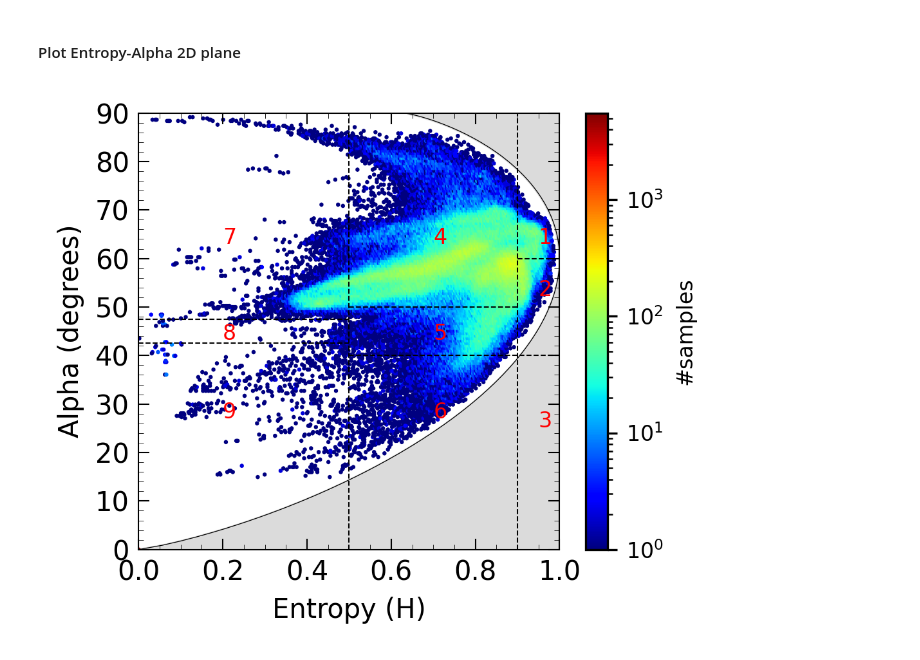
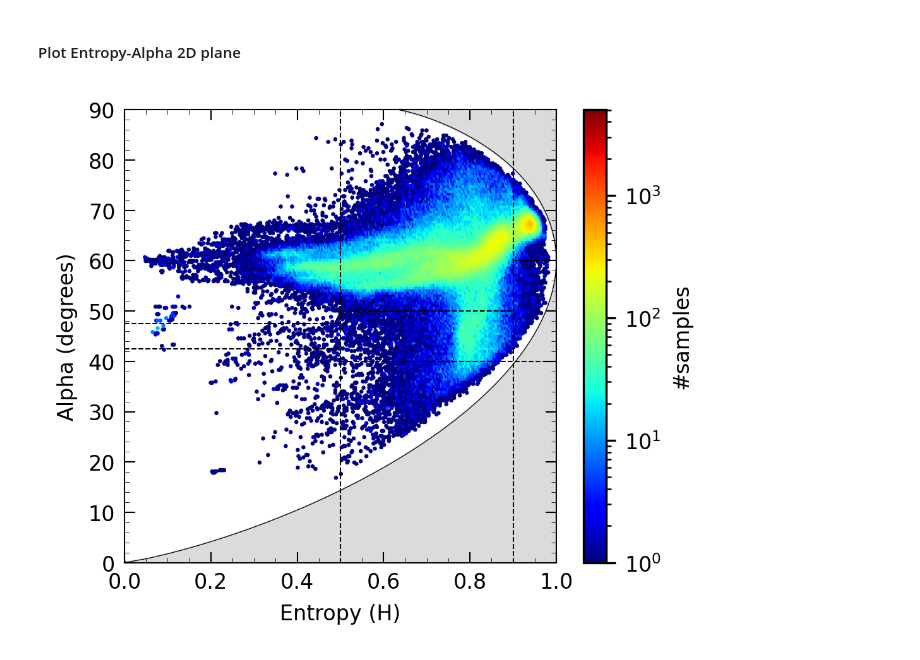
Before and after one commit to polsartools/polsartools-tutorials, a Jupyter notebook: jupyter-notebooks/ISRO_ASAR.ipynb, the cells around one changed output. Saved outputs shown, nothing was run; the diff lists cells and outputs as text; code cells hidden in the pictures.

```diff
--- a/jupyter-notebooks/ISRO_ASAR.ipynb
+++ b/jupyter-notebooks/ISRO_ASAR.ipynb
@@ -151,6 +158,6 @@ Execution time for rlee: 2.00 seconds
 # %%
 # update the C3 folder based on your folder
-C3Folder = r'.\ASAR_S_JOINT_FP_ID_1702N_LINE03_RUN02_30062021163637_rlee_3x3\C3'
+C3Folder = r'.\ASAR_L_JOINT_FP_ID1702N_LINE03_RUN02_300621_LEVEL1_RSLC_V1.3.B\rlee_3x3\C3'
 
-pst.utils.pauliRGB(C3Folder)
+pst.pauliRGB(C3Folder)
 # %% [output]
@@ -198,9 +205,13 @@ Execution time for halphafp: 3.00 seconds
 # %% [markdown]
 #### Plot Entropy-Alpha 2D plane
 # %%
-h = pst.utils.read_bin(C3Folder + '/H_fp.tif')
-alpha = pst.utils.read_bin(C3Folder + '/alpha_fp.tif')
+hFile = C3Folder + '/H_fp.tif'
+alphaFile = C3Folder + '/alpha_fp.tif'
 
-pst.halpha_plot_fp(h,alpha,cmap='jet',norm='log')
+pst.halpha_plot_fp(hFile,alphaFile,cmap='jet',
+                   norm='log',
+                   # path = '',# give a name.png to save the plot as png
+                  zone_lines=True,
+                  zone_ids=False,)
 # %% [output]
-[figure, old version]
+[figure, new version]
```
Also changed, not shown: parts of 8 cells of this notebook.
